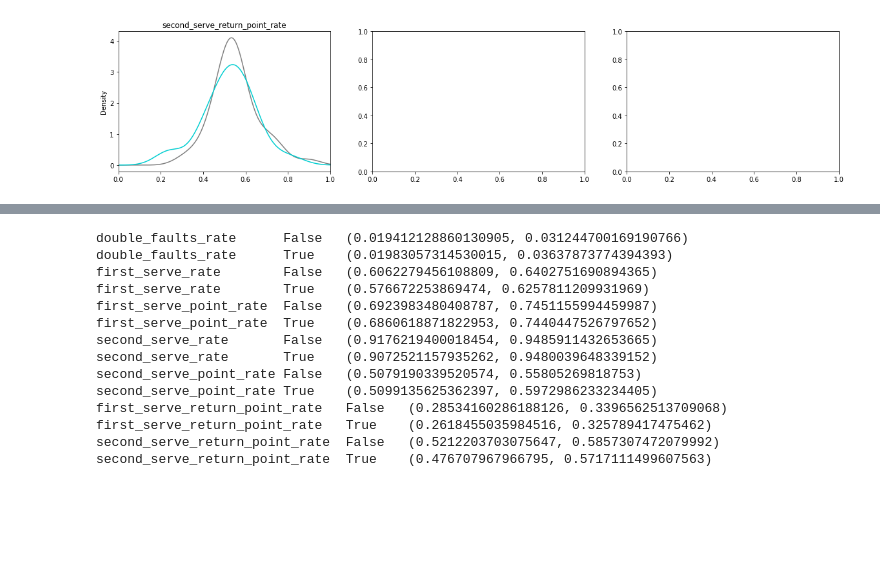
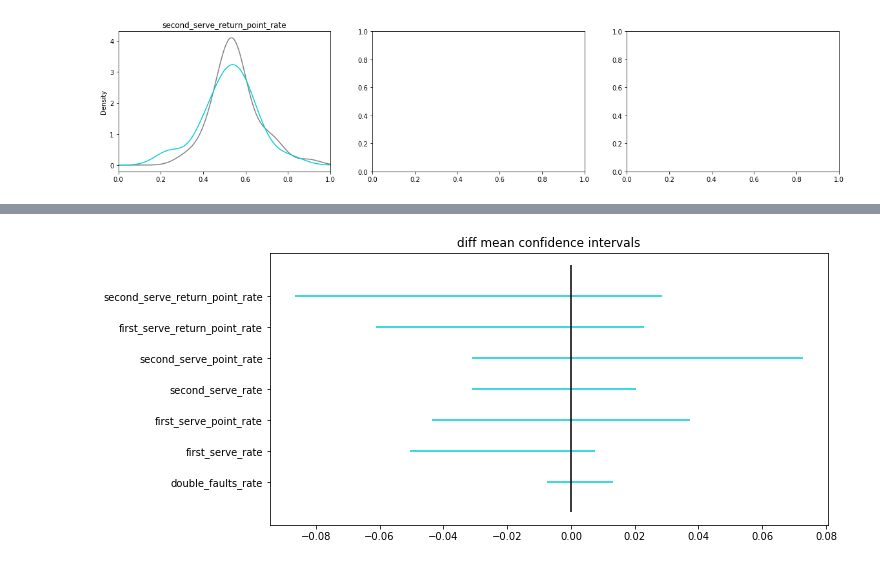
Before and after one commit to Gin04gh/datascience, a Jupyter notebook: kaggle_dataset_large_tennis_dataset_for_atp_itf_betting/analysis_returned_kei.ipynb, the cells around one changed output, grey strips where cells are left out. Cells and saved outputs as stored; diff of their text form; code cells hidden in the pictures; blank space fills up the shorter version.

Commit message:
update analysis_returned_kei

```diff
--- a/kaggle_dataset_large_tennis_dataset_for_atp_itf_betting/analysis_returned_kei.ipynb
+++ b/kaggle_dataset_large_tennis_dataset_for_atp_itf_betting/analysis_returned_kei.ipynb
@@ -176,28 +130,24 @@ def calc_bootstrap_ci(data, bootstrap_num=1000):
-# %%
-cols = list(df_tmp.columns)
-cols.remove('returned')
-
-for i, c in enumerate(cols):
-
-    samples = df_tmp[df_tmp['returned'] == False][c].values
-    mean, ci = calc_bootstrap_ci(samples)
-    print('\t'.join([c, 'False', str(ci)]))
-
-    samples = df_tmp[df_tmp['returned'] == True][c].values
-    mean, ci = calc_bootstrap_ci(samples)
-    print('\t'.join([c, 'True', str(ci)]))
-# %% [output]
-double_faults_rate      False   (0.019412128860130905, 0.031244700169190766)
-double_faults_rate      True    (0.01983057314530015, 0.03637873774394393)
-first_serve_rate        False   (0.6062279456108809, 0.6402751690894365)
-first_serve_rate        True    (0.576672253869474, 0.6257811209931969)
-first_serve_point_rate  False   (0.6923983480408787, 0.7451155994459987)
-first_serve_point_rate  True    (0.6860618871822953, 0.7440447526797652)
-second_serve_rate       False   (0.9176219400018454, 0.9485911432653665)
-second_serve_rate       True    (0.9072521157935262, 0.9480039648339152)
-second_serve_point_rate False   (0.5079190339520574, 0.55805269818753)
-second_serve_point_rate True    (0.5099135625362397, 0.5972986233234405)
-first_serve_return_point_rate   False   (0.28534160286188126, 0.3396562513709068)
-first_serve_return_point_rate   True    (0.2618455035984516, 0.325789417475462)
-second_serve_return_point_rate  False   (0.5212203703075647, 0.5857307472079992)
-second_serve_return_point_rate  True    (0.476707967966795, 0.5717111499607563)
+# %%
+cols = list(df_tmp.columns)
+cols.remove('returned')
+
+plt.figure(figsize=(10, 5))
+
+for i, c in enumerate(cols):
+
+    samples_t = df_tmp[df_tmp['returned'] == True][c].values
+    samples_f = df_tmp[df_tmp['returned'] == False][c].values
+
+    ci = stats.norm.interval(
+        alpha=0.95,
+        loc=samples_t.mean()-samples_f.mean(),
+        scale=np.sqrt(samples_t.var()/len(samples_t)+samples_f.var()/len(samples_f))
+    )
+    plt.hlines(i, ci[0], ci[1], color=base_color)
+
+plt.vlines(0, -1, len(cols), color='black')
+plt.yticks(np.arange(len(cols)), cols)
+plt.title('diff mean confidence intervals')
+plt.show()
+# %% [output]
+[figure, added]
```
Also changed, not shown: parts of 3 cells of this notebook.
